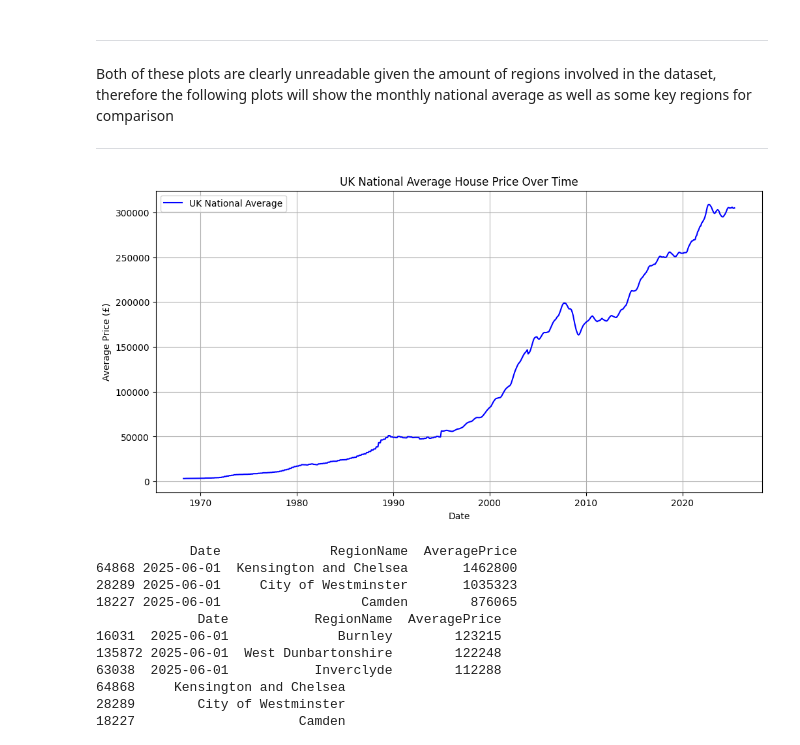
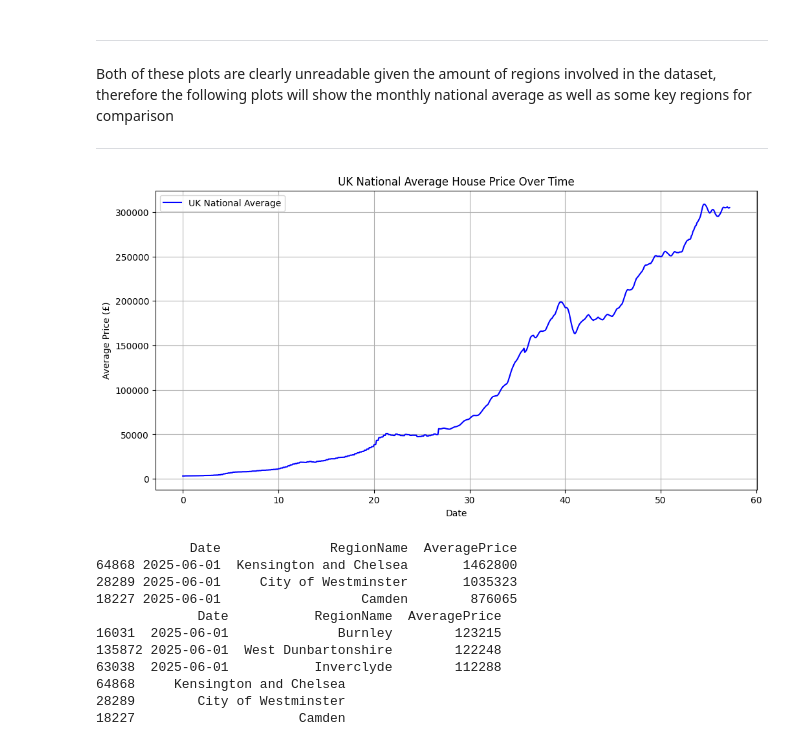
Before and after one commit to astoncrawley/uk-house-price-index, a Jupyter notebook: notebooks/uk-house-price-analysis.ipynb, the cells around one changed output. Drawn from its saved outputs; the diff is of its cells as text; code cells hidden in the pictures.

```diff
--- a/notebooks/uk-house-price-analysis.ipynb
+++ b/notebooks/uk-house-price-analysis.ipynb
@@ -105,20 +105,31 @@ Both of these plots are clearly unreadable given the amount of regions involved
 
 ---
 # %%
+df['Years'] = (df['Date'] - df['Date'].min()).dt.days / 365.0
+
 # Compute national average per date
-national_avg = df.groupby("Date")["AveragePrice"].mean()
+national_avg = df.groupby("Years")["AveragePrice"].mean()
+
+# # Step 1: Convert datetime to numeric (days since first date)
+# df['Days'] = (df['Date'] - df['Date'].min()).dt.days
+
+# # Compute national average per date
+# national_avg = df.groupby("Days")["AveragePrice"].mean()
+
+# # Compute national average per date
+# national_avg = df.groupby("Date")["AveragePrice"].mean()
 
 # Plot
 plt.figure(figsize=(12,6))
 plt.plot(national_avg.index, national_avg.values, label="UK National Average", color="blue")
 plt.xlabel("Date")
 plt.ylabel("Average Price (£)")
 plt.title("UK National Average House Price Over Time")
 plt.legend()
 plt.grid(True)
 plt.show()
 # %% [output]
-[figure, old version]
+[figure, new version]
 # %%
 # Sort latest dates by highest average price
 latest = latest.sort_values(by=["AveragePrice"], ascending=False)
```
Also changed, not shown: parts of 5 cells of this notebook.
